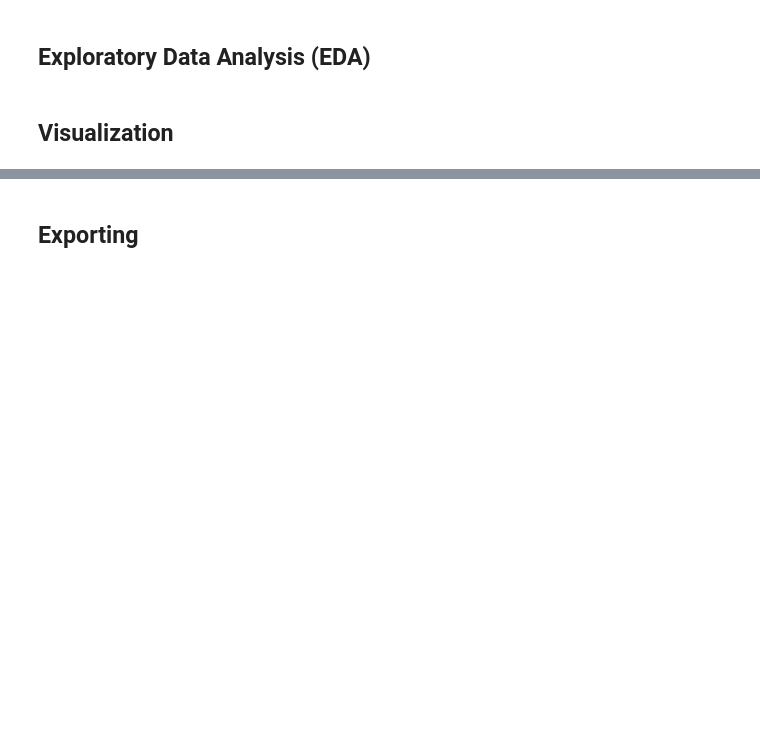
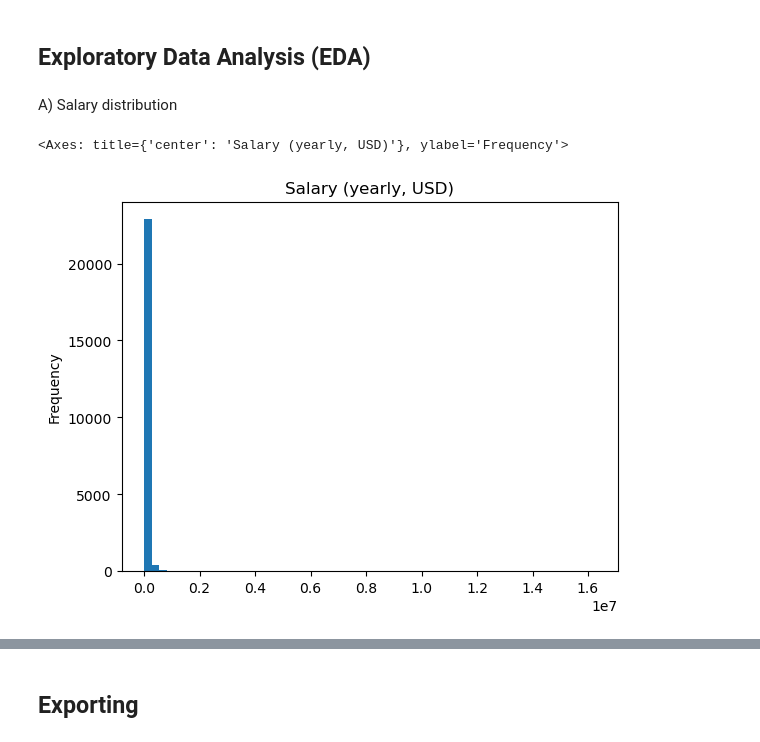
Before and after one commit to ABDERRAHMANE-CHIBOUT/Brain-Drain, a Jupyter notebook: Global_Developer_Brain_Drain_2024.ipynb, the cells around one changed output, grey strips where cells are left out. Cells and saved outputs as stored; diff of their text form; code cells hidden in the pictures; blank space fills up the shorter version.

```diff
--- a/Global_Developer_Brain_Drain_2024.ipynb
+++ b/Global_Developer_Brain_Drain_2024.ipynb
@@ -717,0 +830,2 @@ print(df_cleaned[['comptotal', 'convertedcompyearly', 'num_languages', 'total_te
+# %%
+df_eda = df_eda.drop(columns=["CompTotal"], errors="ignore")
@@ -717,0 +834,12 @@ print(df_cleaned[['comptotal', 'convertedcompyearly', 'num_languages', 'total_te
+# %%
+import numpy as np
+df_eda["salary_yearly"] = df_eda["ConvertedCompYearly"]
+df_eda["log_salary"] = np.log1p(df_eda["salary_yearly"])
+# %%
+##Experience bucket (interpretable)
+import pandas as pd
+df_eda["exp_bucket"] = pd.cut(
+    df_eda["WorkExp"],
+    bins=[-1, 2, 5, 10, 20, 60],
+    labels=["0-2", "3-5", "6-10", "11-20", "20+"]
+)
@@ -718,2 +858,6 @@ print(df_cleaned[['comptotal', 'convertedcompyearly', 'num_languages', 'total_te
+# %%
+job_sat_cols = [c for c in df_eda.columns if c.startswith("JobSatPoints_")]
+if job_sat_cols:
+    df_eda["job_sat_mean"] = df_eda[job_sat_cols].mean(axis=1)
 # %% [markdown]
 ## Exploratory Data Analysis (EDA)
@@ -725,2 +863,0 @@ print(df_cleaned[['comptotal', 'convertedcompyearly', 'num_languages', 'total_te
-# %% [markdown]
-## Visualization
@@ -728,0 +864,7 @@ print(df_cleaned[['comptotal', 'convertedcompyearly', 'num_languages', 'total_te
+# %% [markdown]
+A) Salary distribution
+# %%
+df_eda["salary_yearly"].plot(kind="hist", bins=60, title="Salary (yearly, USD)")
+# %% [output]
+<Axes: title={'center': 'Salary (yearly, USD)'}, ylabel='Frequency'>
+[figure, added]
```
Also changed, not shown: parts of 70 cells of this notebook, 1 other file.
